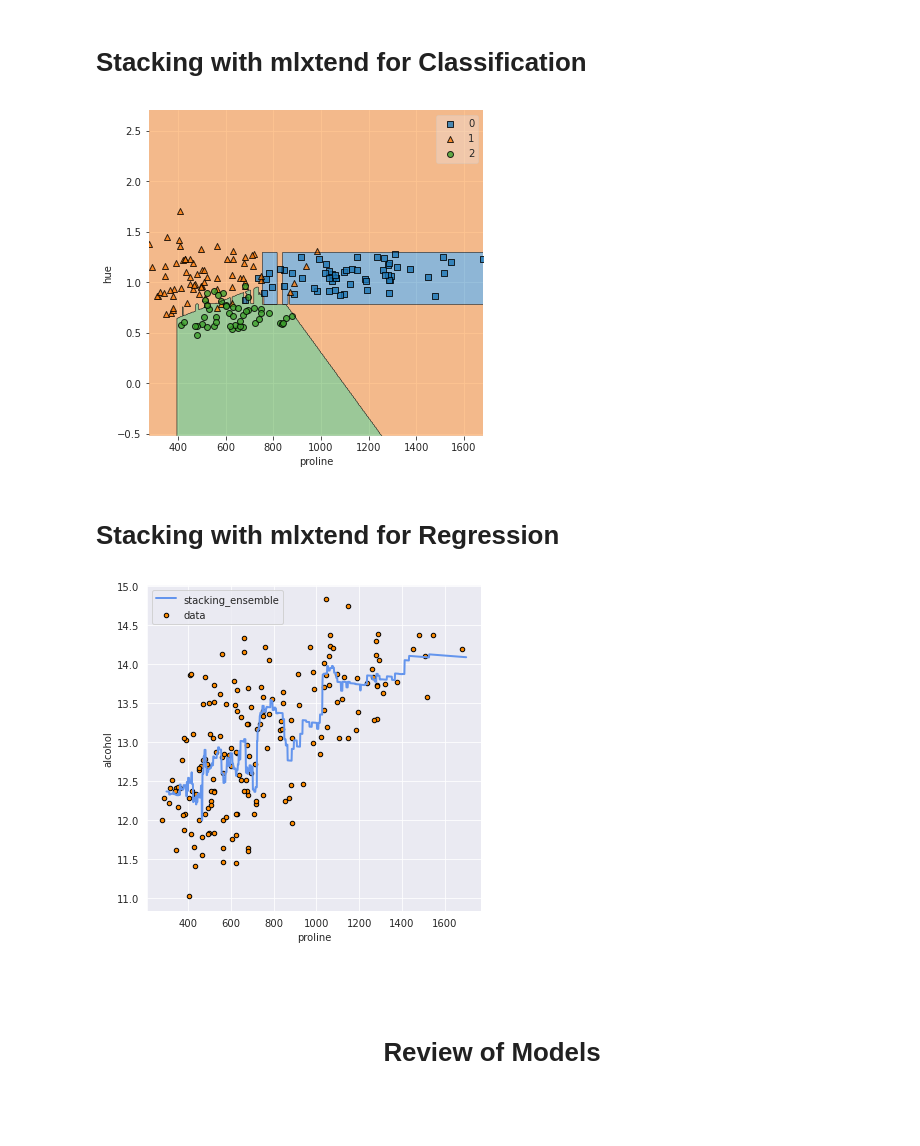
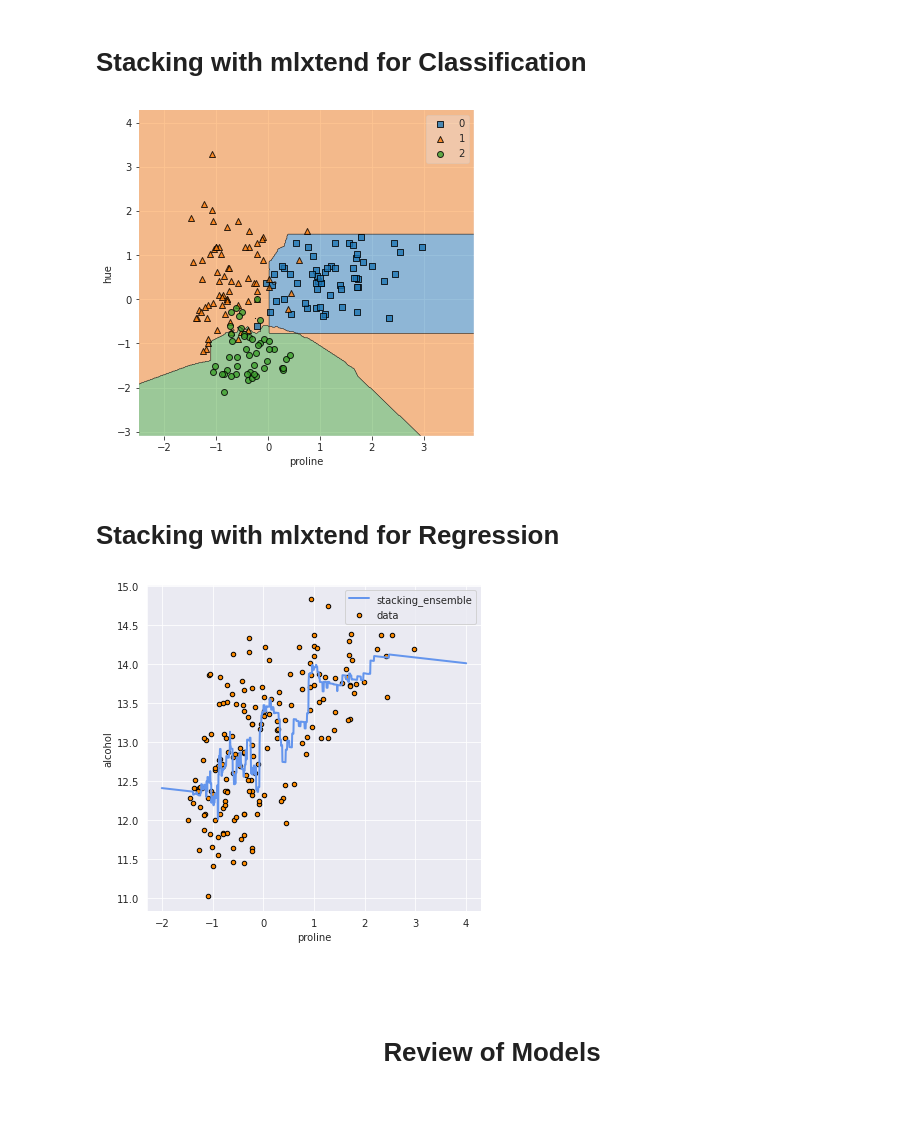
Before and after one commit to xguo7013/eods-f20, a Jupyter notebook: notebooks/eods-week06-intro_to_machine_learning_models_continued.ipynb, the cells around one changed output. Saved outputs shown, nothing was run; the diff lists cells and outputs as text; code cells hidden in the pictures.

```diff
--- a/notebooks/eods-week06-intro_to_machine_learning_models_continued.ipynb
+++ b/notebooks/eods-week06-intro_to_machine_learning_models_continued.ipynb
@@ -55,6 +55,11 @@ df_wine = pd.read_csv('../data/wine_dataset.csv',usecols=['alcohol','ash','proli
 X = df_wine[['proline','hue']]
 y = df_wine['class']
 
+zscore = lambda x: (x-x.mean()) / x.std()
+
+X_zscore = X.apply(zscore,axis=0)
+alcohol_zscore = zscore(df_wine.alcohol)
+
 y.value_counts().sort_index()
 # %% [output]
 0    59
@@ -90,9 +95,9 @@ from sklearn.linear_model import LogisticRegression
 logr = LogisticRegression(multi_class='ovr', # default
                           max_iter=1000      # to avoid errors
                          )
-logr.fit(X,y)
+logr.fit(X_zscore,y)
 
-print(logr.predict(df_wine.iloc[[15,82,166]].loc[:,['proline','hue']]))
-print(logr.predict_proba(df_wine.iloc[[15,82,166]].loc[:,['proline','hue']]))
+print(logr.predict(X_zscore.iloc[[15,82,166]]))
+print(logr.predict_proba(X_zscore.iloc[[15,82,166]]))
 # %% [output]
 [0 1 2]
@@ -136,14 +142,12 @@ ax.set_xlabel(X.columns[0]); ax.set_ylabel(X.columns[1]);
 # %% [markdown]
 # Effects of Standardization on Distance Based Methods
 # %%
-X_norm = X.apply(lambda x:(x-x.mean())/ x.std())
-
 knn = KNeighborsClassifier(n_neighbors=5)
-knn.fit(X_norm,y)
+knn.fit(X_zscore,y)
 
 fig,ax = plt.subplots(1,1,figsize=(6,6))
-plot_decision_regions(X_norm.values, y.values, clf=knn);
-plt.xlabel(X_norm.columns[0]); plt.ylabel(X_norm.columns[1]);
+plot_decision_regions(X_zscore.values, y.values, clf=knn);
+plt.xlabel(X.columns[0]); plt.ylabel(X.columns[1]);
 # %% [output]
 [figure]
 # %% [markdown]
@@ -258,0 +266,7 @@ plot_tree(dtc,ax=ax,fontsize=8,feature_names=X.columns,filled=True);
+# %%
+dtc_md3 = DecisionTreeClassifier(max_depth=3)
+dtc_md3.fit(X,y)
+
+fig,ax = plt.subplots(1,1,figsize=(6,6))
+plot_decision_regions(X.values, y.values, clf=dtc_md3);
+plt.xlabel(X.columns[0]); plt.ylabel(X.columns[1]);
@@ -400,18 +419,18 @@ plt.legend();
 # %%
 from mlxtend.classifier import StackingClassifier
 
 ensemble = [LogisticRegression(max_iter=1000),
             DecisionTreeClassifier(max_depth=3),
             KNeighborsClassifier(n_neighbors=3)]
 
 stc = StackingClassifier(ensemble,LogisticRegression())
-stc.fit(X,y)
+stc.fit(X_zscore,y)
 
 fig,ax = plt.subplots(1,1,figsize=(6,6))
-plot_decision_regions(X.values, y.values, clf=stc);
+plot_decision_regions(X_zscore.values, y.values, clf=stc);
 plt.xlabel(X.columns[0]); plt.ylabel(X.columns[1]);
 # %% [output]
-[figure, old version]
+[figure, new version]
 # %% [markdown]
 # Stacking with mlxtend for Regression
 # %%
@@ -422,19 +441,19 @@ ensemble = [LinearRegression(),
             KNeighborsRegressor(n_neighbors=6)]
 
 stackr = StackingRegressor(ensemble,LinearRegression())
-stackr.fit(df_wine.proline.values.reshape(-1,1),df_wine.alcohol)
-X_test = np.linspace(300,1700,1000)[:,np.newaxis]
+stackr.fit(X_zscore.proline.values.reshape(-1,1),df_wine.alcohol)
+X_test = np.linspace(-2,4,1000)[:,np.newaxis]
 y_hat = stackr.predict(X_test)
 
 fig,ax = plt.subplots(1,1,figsize=(6,6))
-ax.scatter(df_wine.proline, df_wine.alcohol, s=20, edgecolor="black",
+ax.scatter(X_zscore.proline.values.reshape(-1,1), df_wine.alcohol, s=20, edgecolor="black",
             c="darkorange", label="data")
 ax.plot(X_test, y_hat, color="cornflowerblue",
          label="stacking_ensemble", linewidth=2)
 ax.set_xlabel('proline'); ax.set_ylabel('alcohol');
 plt.legend();
 # %% [output]
-[figure, old version]
+[figure, new version]
 # %% [markdown]
 <br>
 <br>
```
Also changed, not shown: parts of 11 cells of this notebook, 8 other files.
